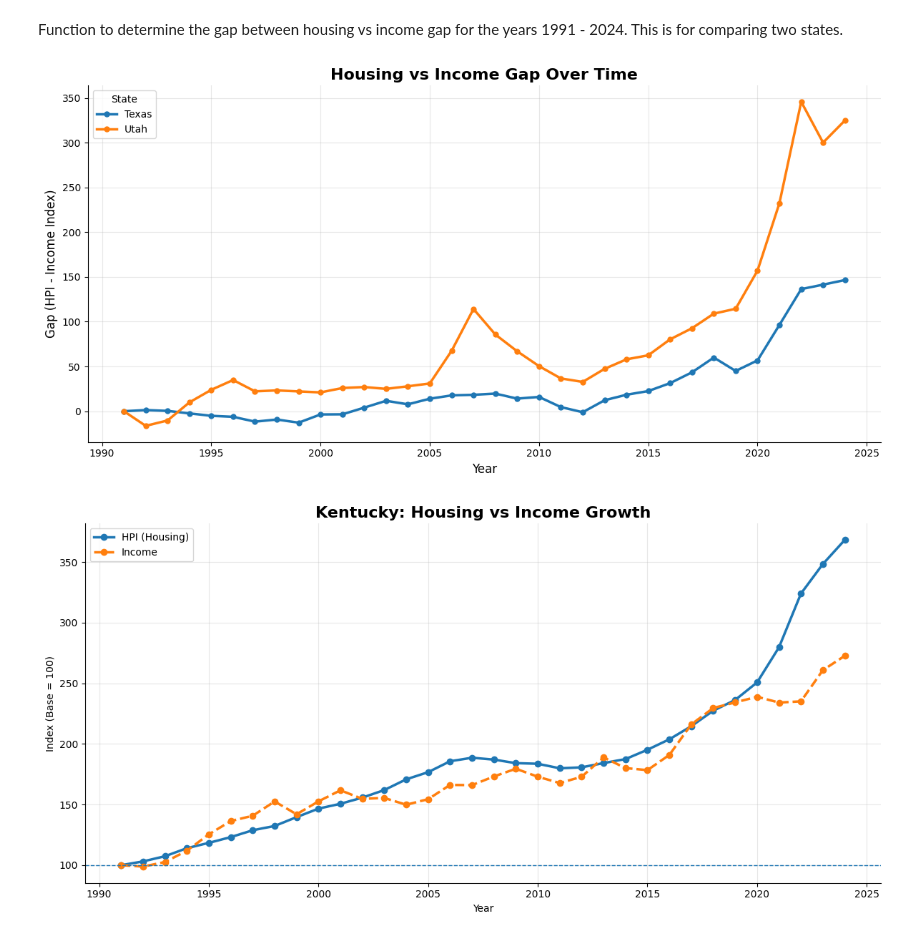
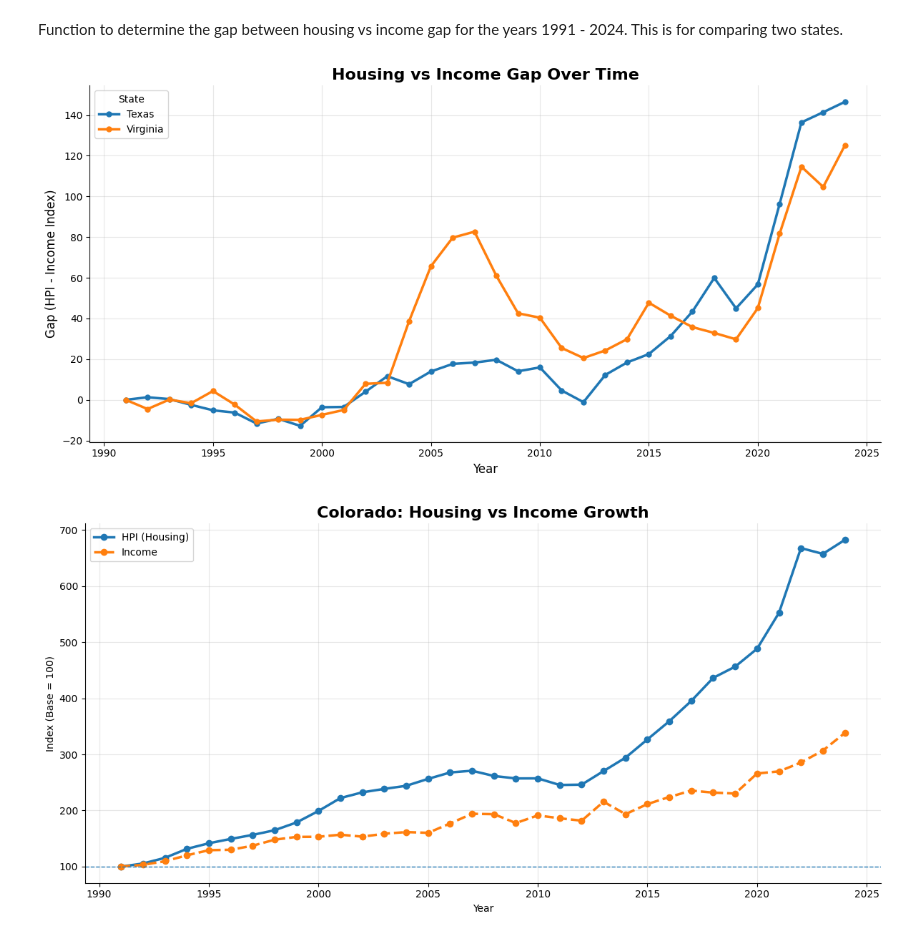
Before and after one commit to rhyman7/Home_Price_v_Median_Income_1991-2024, a Jupyter notebook: sql_and_visuals.ipynb, the cells around one changed output. Saved outputs shown, nothing was run; the diff lists cells and outputs as text; code cells hidden in the pictures.

```diff
--- a/sql_and_visuals.ipynb
+++ b/sql_and_visuals.ipynb
@@ -152,7 +166,7 @@ def compare_states_with_gap(state1, state2):
 
     return query(query_str)
 # %%
-df = compare_states_with_gap('Utah', 'Texas')
+df = compare_states_with_gap('Virginia', 'Texas')
 
 # Create figure
 plt.figure(figsize=(12, 6))
@@ -162,34 +176,34 @@ for state in df['place_name'].unique():
     subset = df[df['place_name'] == state]
     plt.plot(
         subset['yr'],
         subset['gap'],
         linewidth=2.5,
         marker='o',
         markersize=5,
         label=state
     )
 
 # Titles & labels
 plt.title('Housing vs Income Gap Over Time', fontsize=16, weight='bold')
 plt.xlabel('Year', fontsize=12)
 plt.ylabel('Gap (HPI - Income Index)', fontsize=12)
 
 # Grid for readability
 plt.grid(alpha=0.3)
 
 # Legend styling
 plt.legend(title='State', fontsize=10)
 
 # Remove top/right borders (clean look)
 plt.gca().spines['top'].set_visible(False)
 plt.gca().spines['right'].set_visible(False)
 
 # Tight layout
 plt.tight_layout()
 
 plt.show()
 # %% [output]
-[figure, old version]
+[figure, new version]
 # %%
 def plot_state_hpi_vs_income(state):
     df = compare_states_with_gap(state, state)  # reuse your function
@@ -234,6 +248,6 @@ def plot_state_hpi_vs_income(state):
     plt.tight_layout()
     plt.show()
 # %%
-plot_state_hpi_vs_income('Kentucky')
+plot_state_hpi_vs_income('Colorado')
 # %% [output]
-[figure, old version]
+[figure, new version]
```
Also changed, not shown: parts of 1 cell of this notebook, 1 other file.
